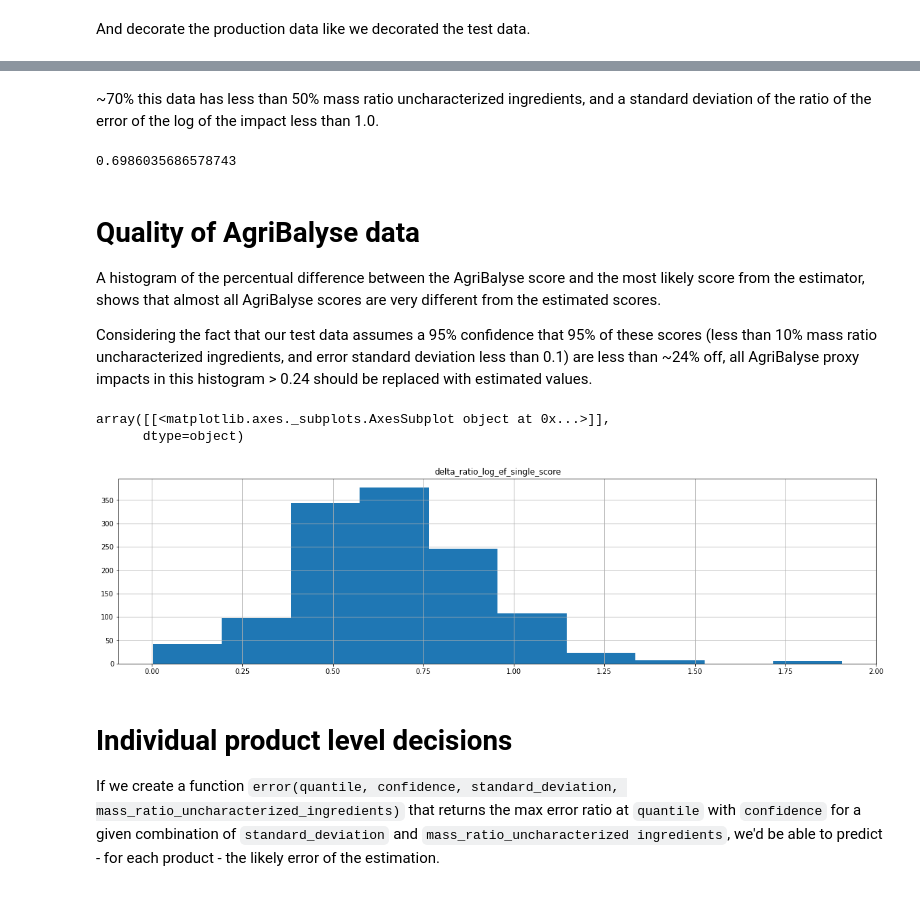
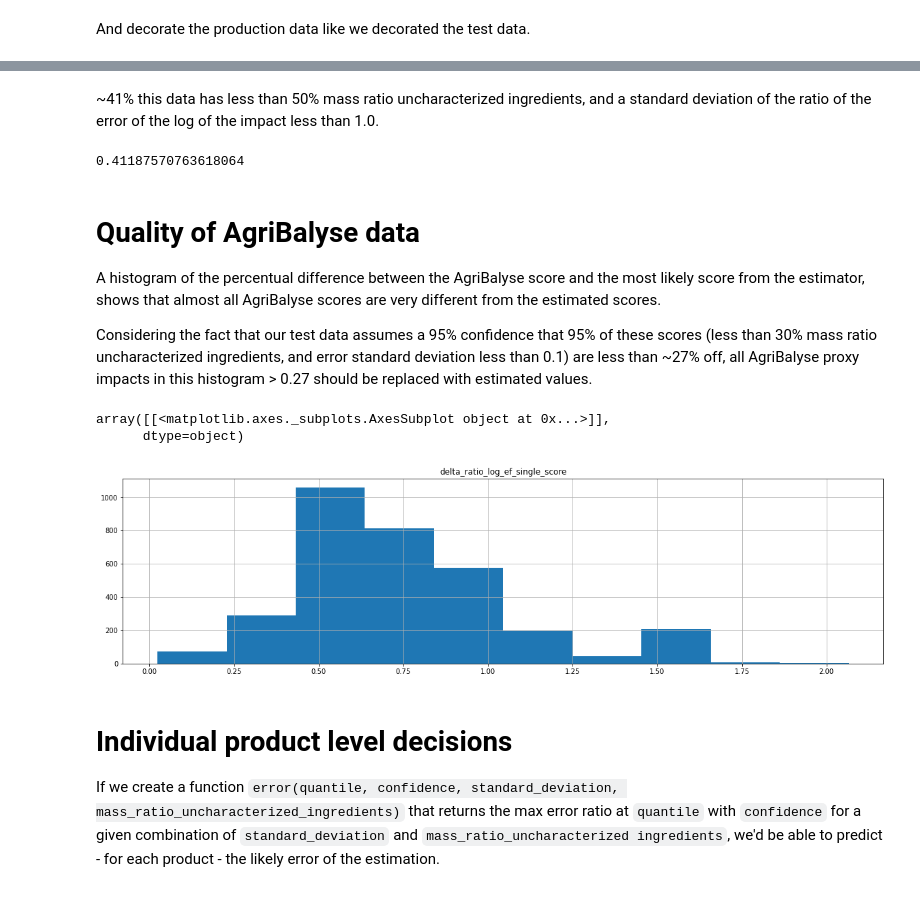
Before and after one commit to openfoodfacts/off-product-environmental-impact, a Jupyter notebook: analysis/colab/OFF impact estimator.ipynb, the cells around one changed output, grey strips where cells are left out. Cells and saved outputs as stored; diff of their text form; code cells hidden in the pictures.

```diff
--- a/analysis/colab/OFF impact estimator.ipynb
+++ b/analysis/colab/OFF impact estimator.ipynb
@@ -350,9 +350,9 @@ def prod_data_decoration(raw_data):
   # Filter out all successful estimations.
   data = data[data.ecoscore_extended_data.apply(lambda x: 'impact' in x)]
   # Filter out all successful estimations with EF single score.
-  data = data[data.ecoscore_extended_data.apply(lambda x: 'EF_single_score' in x['impact']['likeliest_impacts'])]
+  data = data[data.ecoscore_extended_data.apply(lambda x: 'EF_single_score' in x['impact']['likeliest_impacts'] and x['impact']['likeliest_impacts']['EF_single_score'] > 0)]
   # Filter out all products without AgriBalyse data with agriculture value.
-  data = data[data.ecoscore_data.apply(lambda x: 'agribalyse' in x and 'ef_agriculture' in x['agribalyse'])]
+  data = data[data.ecoscore_data.apply(lambda x: 'agribalyse' in x and 'ef_agriculture' in x['agribalyse'] and float(x['agribalyse']['ef_agriculture']) > 0)]
   # Decorate with log of the EF single score with the highest confidence score.
   data['log_max_confidence_ef_single_score'] = data.ecoscore_extended_data.apply(lambda x: np.log(x['impact']['likeliest_impacts']['EF_single_score']))
   # Decorate with AgriBalyse proxy score.
@@ -384,21 +384,21 @@ prod_data
 # %% [markdown]
-~70% this data has less than 50% mass ratio uncharacterized ingredients, and a standard deviation of the ratio of the error of the log of the impact less than 1.0.
+~41% this data has less than 50% mass ratio uncharacterized ingredients, and a standard deviation of the ratio of the error of the log of the impact less than 1.0.
 # %%
-float(prod_data[(prod_data.mass_ratio_uncharacterized < 0.5) & (prod_data.ef_single_score_log_std_dev < 1.0)].shape[0]) / float(raw_prod_data.shape[0])
+float(prod_data[(prod_data.mass_ratio_uncharacterized < 0.3) & (prod_data.ef_single_score_log_std_dev < 1.0)].shape[0]) / float(raw_prod_data.shape[0])
 # %% [output]
-0.6986035686578743
+0.41187570763618064
 # %% [markdown]
 # Quality of AgriBalyse data
 
 A histogram of the percentual difference between the AgriBalyse score and the most likely score from the estimator, shows that almost all AgriBalyse scores are very different from the estimated scores.
 
-Considering the fact that our test data assumes a 95% confidence that 95% of these scores (less than 10% mass ratio uncharacterized ingredients, and error standard deviation less than 0.1) are less than ~24% off, all AgriBalyse proxy impacts in this histogram > 0.24 should be replaced with estimated values.
+Considering the fact that our test data assumes a 95% confidence that 95% of these scores (less than 30% mass ratio uncharacterized ingredients, and error standard deviation less than 0.1) are less than ~27% off, all AgriBalyse proxy impacts in this histogram > 0.27 should be replaced with estimated values.
 # %%
-prod_data[(prod_data.mass_ratio_uncharacterized < 0.1) & (prod_data.ef_single_score_log_std_dev < 1.0)].hist(column='delta_ratio_log_ef_single_score', bins=10, figsize=(20,5))
+prod_data[(prod_data.mass_ratio_uncharacterized < 0.3) & (prod_data.ef_single_score_log_std_dev < 1.0)].hist(column='delta_ratio_log_ef_single_score', bins=10, figsize=(20,5))
 # %% [output]
 array([[<matplotlib.axes._subplots.AxesSubplot object at 0x...>]],
       dtype=object)
-[figure, old version]
+[figure, new version]
 # %% [markdown]
 # Individual product level decisions
 
```
Also changed, not shown: parts of 6 cells of this notebook.
